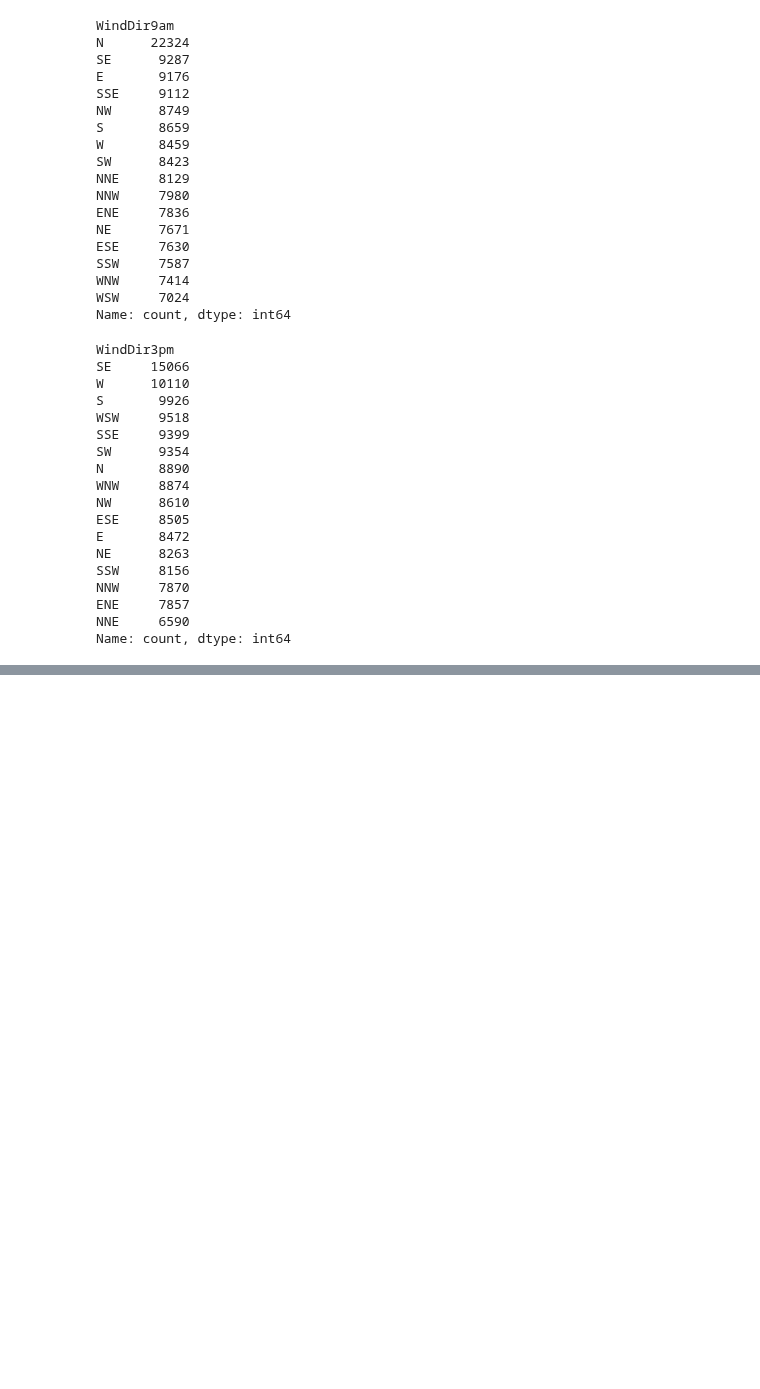
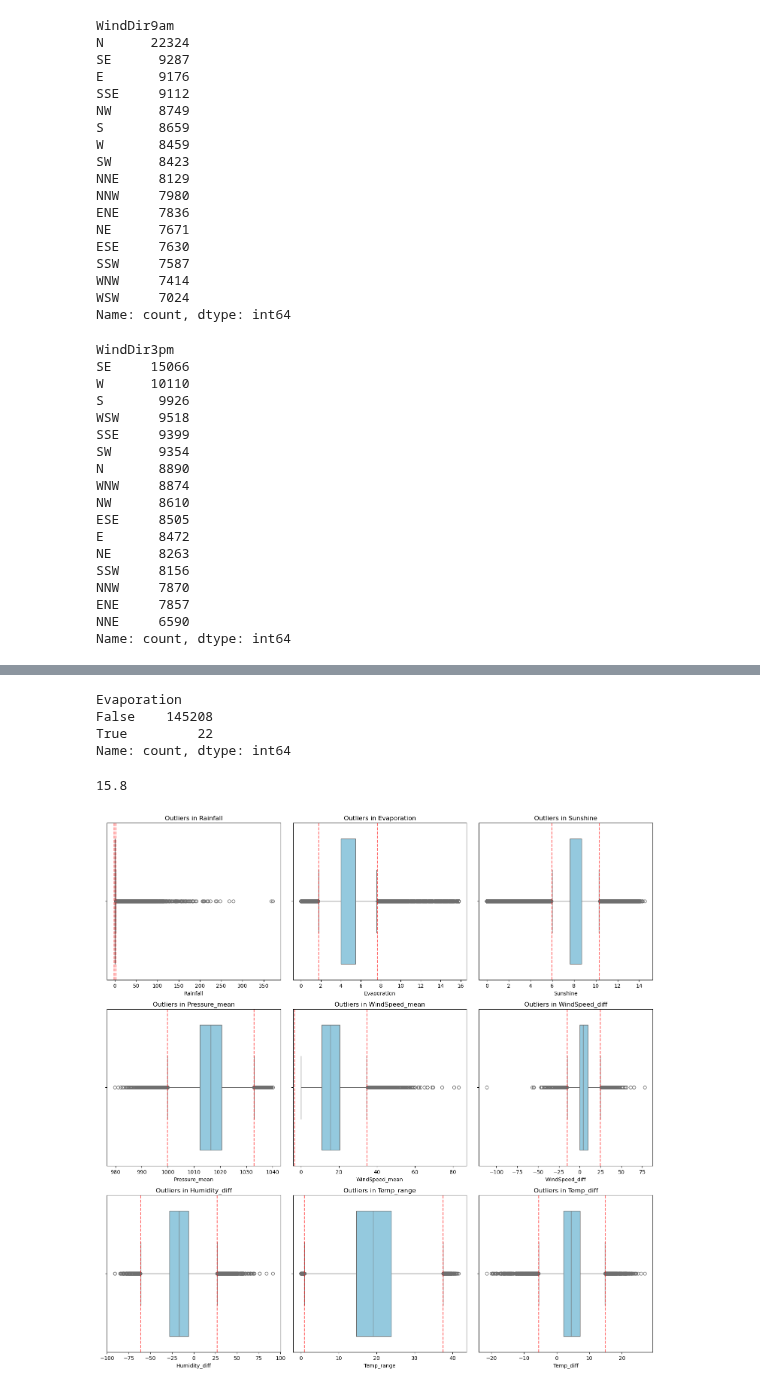
Before and after one commit to pradip-pawar1/End-to-End-Rainfall-Prediction, a Jupyter notebook: notebook/analysis.ipynb, the cells around one changed output, grey strips where cells are left out. Saved outputs shown, nothing was run; the diff lists cells and outputs as text; code cells hidden in the pictures; blank space fills up the shorter version.

```diff
--- a/notebook/analysis.ipynb
+++ b/notebook/analysis.ipynb
@@ -241,0 +437,2 @@ memory usage: 23.9+ MB
+# %%
+df = df[df['Temp_range'] >= 0]
@@ -241,0 +455,23 @@ memory usage: 23.9+ MB
+# %%
+(df['Evaporation']> 60).value_counts()
+# %% [output]
+Evaporation
+False    145208
+True         22
+Name: count, dtype: int64
+# %%
+df['Evaporation'].quantile(0.99)
+# %% [output]
+15.8
+# %%
+upper = df['Evaporation'].quantile(0.99)
+df['Evaporation'] = df['Evaporation'].clip(upper=upper)
+# %%
+cols = ['Rainfall', 'Evaporation', 'Sunshine', 'Pressure_mean',
+        'WindSpeed_mean', 'WindSpeed_diff', 'Humidity_diff',
+        'Temp_range', 'Temp_diff']
+
+detector = OutlierDetector(df)
+limits = detector.find_fences(columns=cols, plot=True)
+# %% [output]
+[figure, added]
```
Also changed, not shown: parts of 43 cells of this notebook, 5 other files.
